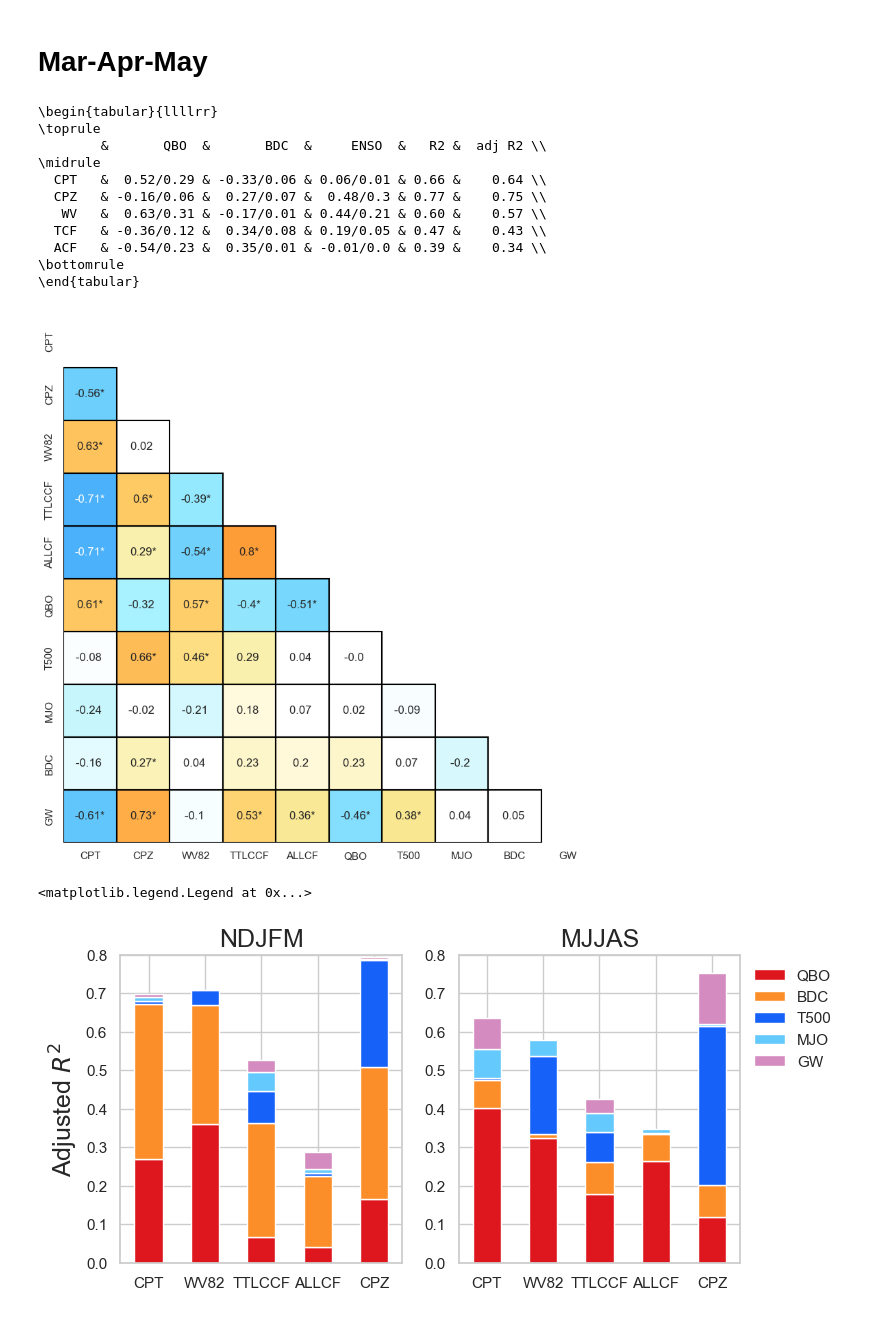
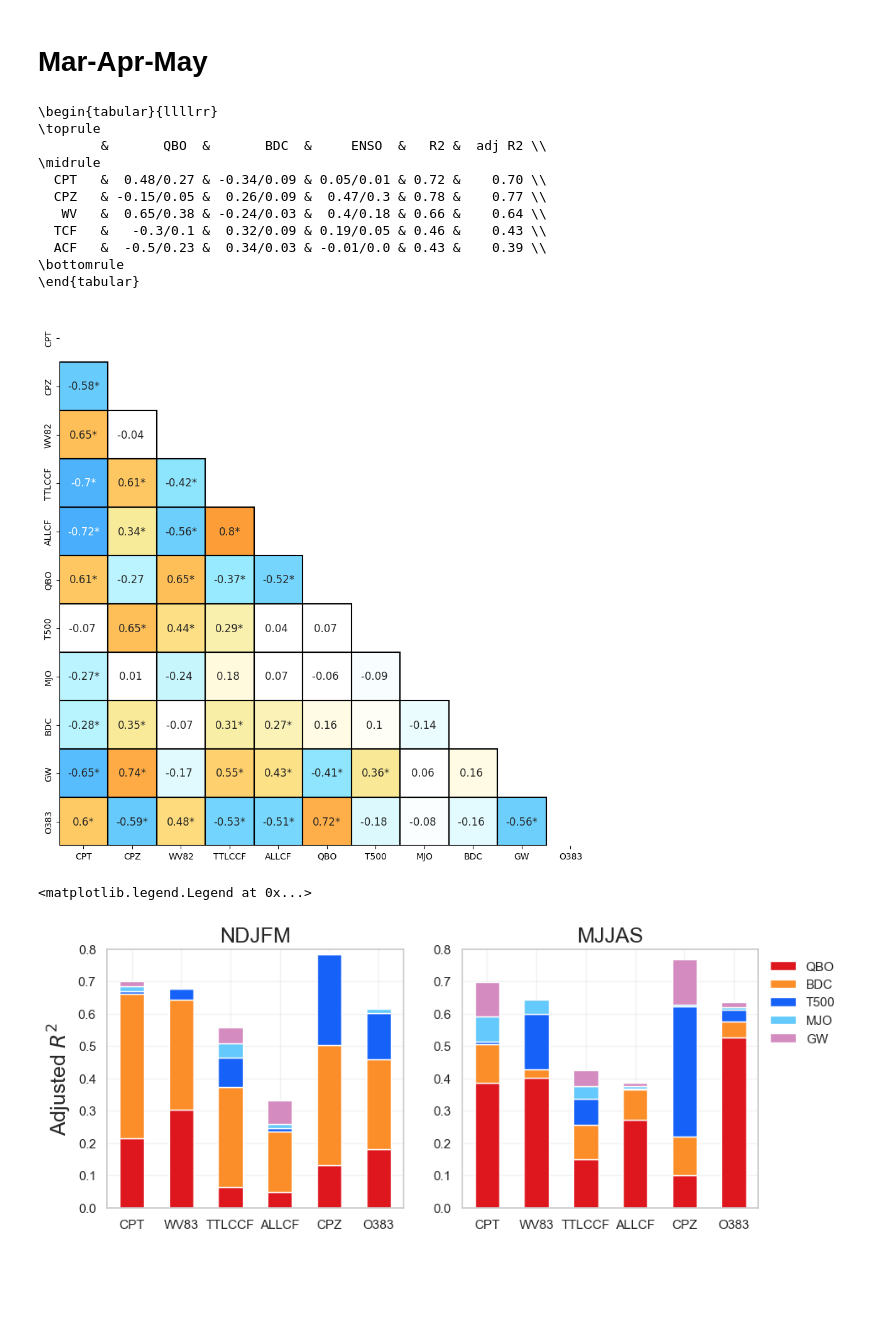
Before and after one commit to AodhanSweeney/TTLVariability, a Jupyter notebook: MLR_15NS_2seasons.ipynb, the cells around one changed output. Cells and saved outputs as stored; diff of their text form; code cells hidden in the pictures; blank space fills up the shorter version.

```diff
--- a/MLR_15NS_2seasons.ipynb
+++ b/MLR_15NS_2seasons.ipynb
@@ -422,7 +402,7 @@ allcf_bw = season_finder(allcfTCF_cal, 0,1,2,10,11)[3:]
 cpt_bw = season_finder(cpt_cal, 0,1,2,10,11)[3:]
 cpz_bw = season_finder(cpz_cal, 0,1,2,10,11)[3:]
 wv_bw = season_finder(wv_100hpa_cal, 0,1,2,10,11)[3:]
-dc_bw = season_finder(opaque_tropical_mean, 0,1,2,10,11)[3:]
+o3_bw = season_finder(o3_cal, 0,1,2,10,11)[3:]
 
 # Predictors
 mjo_bw = season_finder(mjo_cal, 0,1,2,10,11)[3:]
@@ -430,21 +410,21 @@ enso_bw = season_finder(enso_cal, 0,1,2,10,11)[3:]
 qbo_bw = season_finder(qbo_cal, 0,1,2,10,11)[3:]
 bdc_bw = season_finder(bdc_cal, 0,1,2,10,11)[3:]
 gw_bw = season_finder(gw_cal, 0,1,2,10,11)[3:]
-wy_bw = season_finder(wy_cal, 0,1,2,10,11)[3:]
 
-predictors_and_target_original = [cpt_bw, cpz_bw, wv_bw, cf_bw, allcf_bw, qbo_bw, enso_bw, mjo_bw, bdc_bw, gw_bw]
+predictors_and_target_original = [cpt_bw, cpz_bw, wv_bw, cf_bw, allcf_bw, qbo_bw, enso_bw, mjo_bw, bdc_bw, gw_bw, o3_bw]
 predictors_and_target = [predictors_and_target_original[i]/np.nanstd(predictors_and_target_original[i]) for i in range(len(predictors_and_target_original))]
 predictors_and_target_df = pd.DataFrame(np.transpose(predictors_and_target),
                                         columns=['CPT','CPZ', 'WV82', 'TTLCCF', 'ALLCF', 'QBO', 'T500',
-                                                 'MJO', 'BDC', 'GW'])
+                                                 'MJO', 'BDC', 'GW', 'O383'])
 
 # Create Correlation and Siginficance Matrices
 corr_matrix = correlation_matrix_creator(predictors_and_target_df)
+
 # Plot correlation Matrix
 heatmap = corr_matrix_plotter(corr_matrix)
 
 # Create Linear Regression Models
-X = predictors_and_target_df[['QBO', 'BDC', 'T500','MJO', 'GW']]
+X = predictors_and_target_df[['QBO', 'BDC', 'T500']]
 Y1 = predictors_and_target_df['CPT']
 Y2 = predictors_and_target_df['TTLCCF']
 Y3 = predictors_and_target_df['WV82']
@@ -582,12 +456,12 @@ plt.grid(alpha=0.8)
 # Mar-Apr-May
 # %%
 # Targets
-cf_bw = season_finder(ttl_cirrus_cf_cal,4,5,6,7,8)[1:]
+cf_bw = season_finder(ttl_cirrus_cf_cal, 4,5,6,7,8)[1:]
 allcf_bw = season_finder(allcfTCF_cal, 4,5,6,7,8)[1:]
 cpt_bw = season_finder(cpt_cal, 4,5,6,7,8)[1:]
 cpz_bw = season_finder(cpz_cal, 4,5,6,7,8)[1:]
 wv_bw = season_finder(wv_100hpa_cal, 4,5,6,7,8)[1:]
-dc_bw = season_finder(opaque_tropical_mean, 4,5,6,7,8)[1:]
+o3_bw = season_finder(o3_cal, 4,5,6,7,8)[1:]
 
 
 # Predictors
@@ -596,16 +470,16 @@ enso_bw = season_finder(enso_cal, 4,5,6,7,8)[1:]
 qbo_bw = season_finder(qbo_cal, 4,5,6,7,8)[1:]
 bdc_bw = season_finder(bdc_cal, 4,5,6,7,8)[1:]
 gw_bw = season_finder(gw_cal, 4,5,6,7,8)[1:]
-wy_bw = season_finder(wy_cal, 4,5,6,7,8)[1:]
 
-predictors_and_target_original = [cpt_bw, cpz_bw, wv_bw, cf_bw, allcf_bw, qbo_bw, enso_bw, mjo_bw, bdc_bw, gw_bw]
+predictors_and_target_original = [cpt_bw, cpz_bw, wv_bw, cf_bw, allcf_bw, qbo_bw, enso_bw, mjo_bw, bdc_bw, gw_bw, o3_bw]
 predictors_and_target = [predictors_and_target_original[i]/np.nanstd(predictors_and_target_original[i]) for i in range(len(predictors_and_target_original))]
 predictors_and_target_df = pd.DataFrame(np.transpose(predictors_and_target),
                                         columns=['CPT','CPZ', 'WV82', 'TTLCCF', 'ALLCF', 'QBO', 'T500',
-                                                 'MJO', 'BDC', 'GW'])
+                                                 'MJO', 'BDC', 'GW', 'O383'])
 
 # Create Correlation and Siginficance Matrices
 corr_matrix = correlation_matrix_creator(predictors_and_target_df)
+
 # Plot correlation Matrix
 heatmap = corr_matrix_plotter(corr_matrix)
 
@@ -624,20 +498,19 @@ jja_predictors_and_target_df = predictors_and_target_df
 \toprule
         &       QBO  &       BDC  &     ENSO  &   R2 &  adj R2 \\
 \midrule
-  CPT   &  0.52/0.29 & -0.33/0.06 & 0.06/0.01 & 0.66 &    0.64 \\
-  CPZ   & -0.16/0.06 &  0.27/0.07 &  0.48/0.3 & 0.77 &    0.75 \\
-   WV   &  0.63/0.31 & -0.17/0.01 & 0.44/0.21 & 0.60 &    0.57 \\
-  TCF   & -0.36/0.12 &  0.34/0.08 & 0.19/0.05 & 0.47 &    0.43 \\
-  ACF   & -0.54/0.23 &  0.35/0.01 & -0.01/0.0 & 0.39 &    0.34 \\
+  CPT   &  0.48/0.27 & -0.34/0.09 & 0.05/0.01 & 0.72 &    0.70 \\
+  CPZ   & -0.15/0.05 &  0.26/0.09 &  0.47/0.3 & 0.78 &    0.77 \\
+   WV   &  0.65/0.38 & -0.24/0.03 &  0.4/0.18 & 0.66 &    0.64 \\
+  TCF   &   -0.3/0.1 &  0.32/0.09 & 0.19/0.05 & 0.46 &    0.43 \\
+  ACF   &  -0.5/0.23 &  0.34/0.03 & -0.01/0.0 & 0.43 &    0.39 \\
 \bottomrule
 \end{tabular}
-[figure, old version]
+[figure, new version]
 # %%
-
 seasonal_predictor_and_target_dfs = [djf_predictors_and_target_df, jja_predictors_and_target_df]
 
 # set the figure size
-fig, axs = plt.subplots(1,2, figsize=(8,4))
+fig, axs = plt.subplots(1,2, figsize=(10,4))
 axs_flat = axs.flatten()
 season_strings = ['NDJFM', 'MJJAS']
 for predictors_and_target_df_idx in range(0, 2):
@@ -652,8 +525,10 @@ for predictors_and_target_df_idx in range(0, 2):
     TTLCCF = predictors_and_target_df['TTLCCF']
     AllCF = predictors_and_target_df['ALLCF']
     CPZ = predictors_and_target_df['CPZ']
+    O3 = predictors_and_target_df['O383']
 
-    targets = [CPT, WV, TTLCCF, AllCF, CPZ]
+
+    targets = [CPT, WV, TTLCCF, AllCF, CPZ, O3]
     partitioned_variances = []
     for TargetVariable in targets:
         lm = pg.linear_regression(LSD, TargetVariable, add_intercept=True, relimp=True)
@@ -662,34 +537,36 @@ for predictors_and_target_df_idx in range(0, 2):
         partitioned_adjr2 = partitioned_adjr2[1:]
         LSDR2 = lm.adj_r2[0].astype(float)
         lm2 = pg.linear_regression(LSD_GW, TargetVariable, add_intercept=True, relimp=True)
         LSDGWR2 = lm2.adj_r2[0].astype(float)
         GW_partitioned_r2 = LSDGWR2 - LSDR2
         partitioned_adjr2.append(GW_partitioned_r2)
         partitioned_variances.append(partitioned_adjr2)
 
     partitioned_variances = pd.DataFrame(partitioned_variances,
-                                        index=['CPT', 'WV82', 'TTLCCF', 'ALLCF', 'CPZ'],
+                                        index=['CPT', 'WV83', 'TTLCCF', 'ALLCF', 'CPZ', 'O383'],
                                         columns=['QBO', 'BDC', 'T500', 'MJO', 'GW'])
 
     #barchart colors
     bar_colors = np.array([(221,23,29),(252,142,42),(22,98,248),  (100,201,252), (212,140,192)])/255
     sequential_colors = sns.color_palette(bar_colors, 5)
+
+    # set plot style: grey grid in the background:
+    sns.set(style="whitegrid")
 
     # sum of total explained variance (equal to models R2)
     total = np.nansum(partitioned_variances, axis=1,)
 
     #create stacked bar chart
     if predictors_and_target_df_idx == 0:
         partitioned_variances.plot(kind='bar', stacked=True, color=sequential_colors, rot=0, ax=axs_obj, legend=False)
         axs_obj.set_ylabel('Adjusted $R^{2}$', fontsize=18)
     else:
         partitioned_variances.plot(kind='bar', stacked=True, color=sequential_colors, rot=0, ax=axs_obj, legend=True)
     axs_obj.set_ylim(0,0.8)
-
+    axs_obj.grid(alpha=0.25)
     axs_obj.set_title(season_strings[predictors_and_target_df_idx], fontsize=18)
-    axs_obj.grid(alpha=1)
 
 axs_obj.legend(loc='upper left', bbox_to_anchor=(1., 1.0), frameon=False)
 # %% [output]
 <matplotlib.legend.Legend at 0x...>
-[figure, old version]
+[figure, new version]
```
Also changed, not shown: parts of 15 cells of this notebook, 7 other files.
